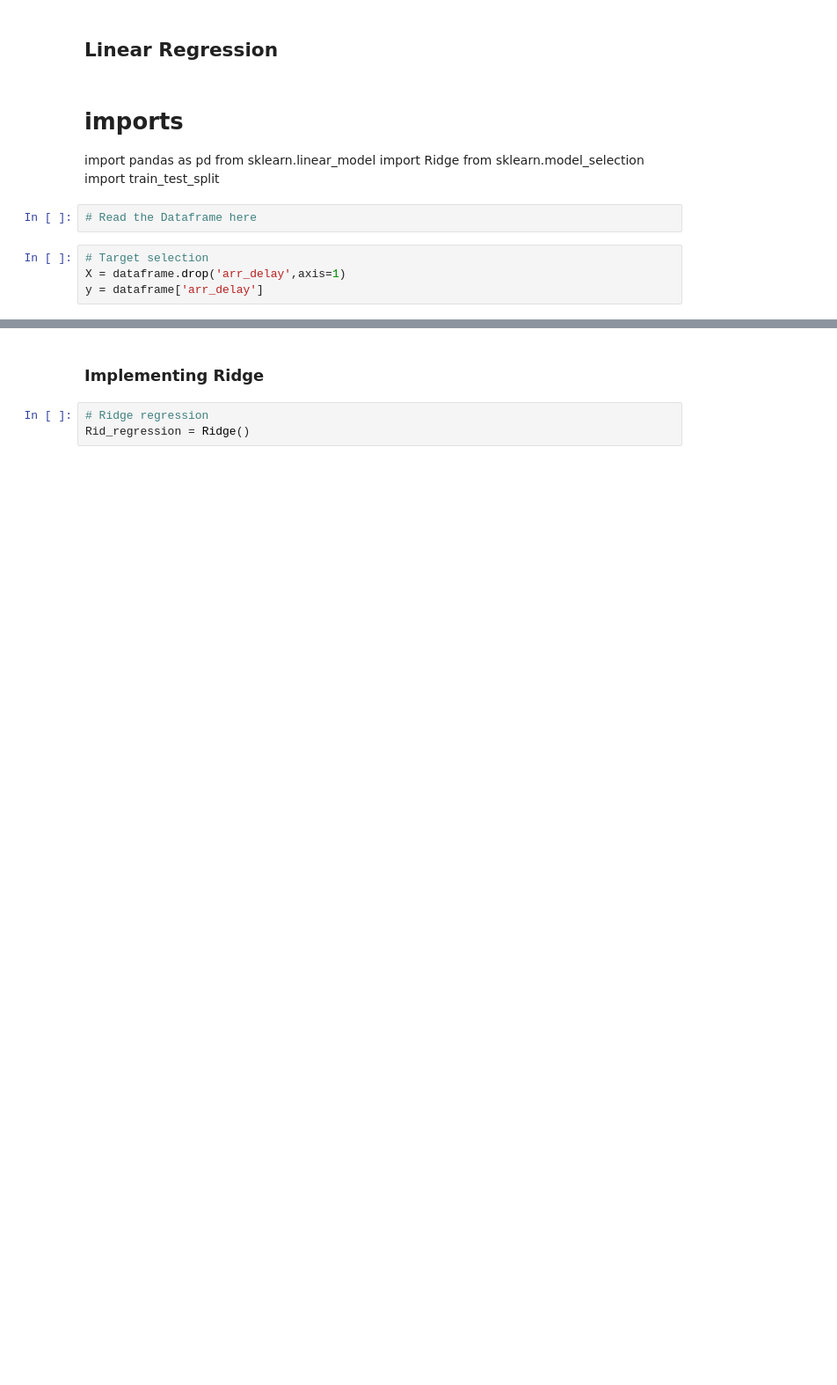
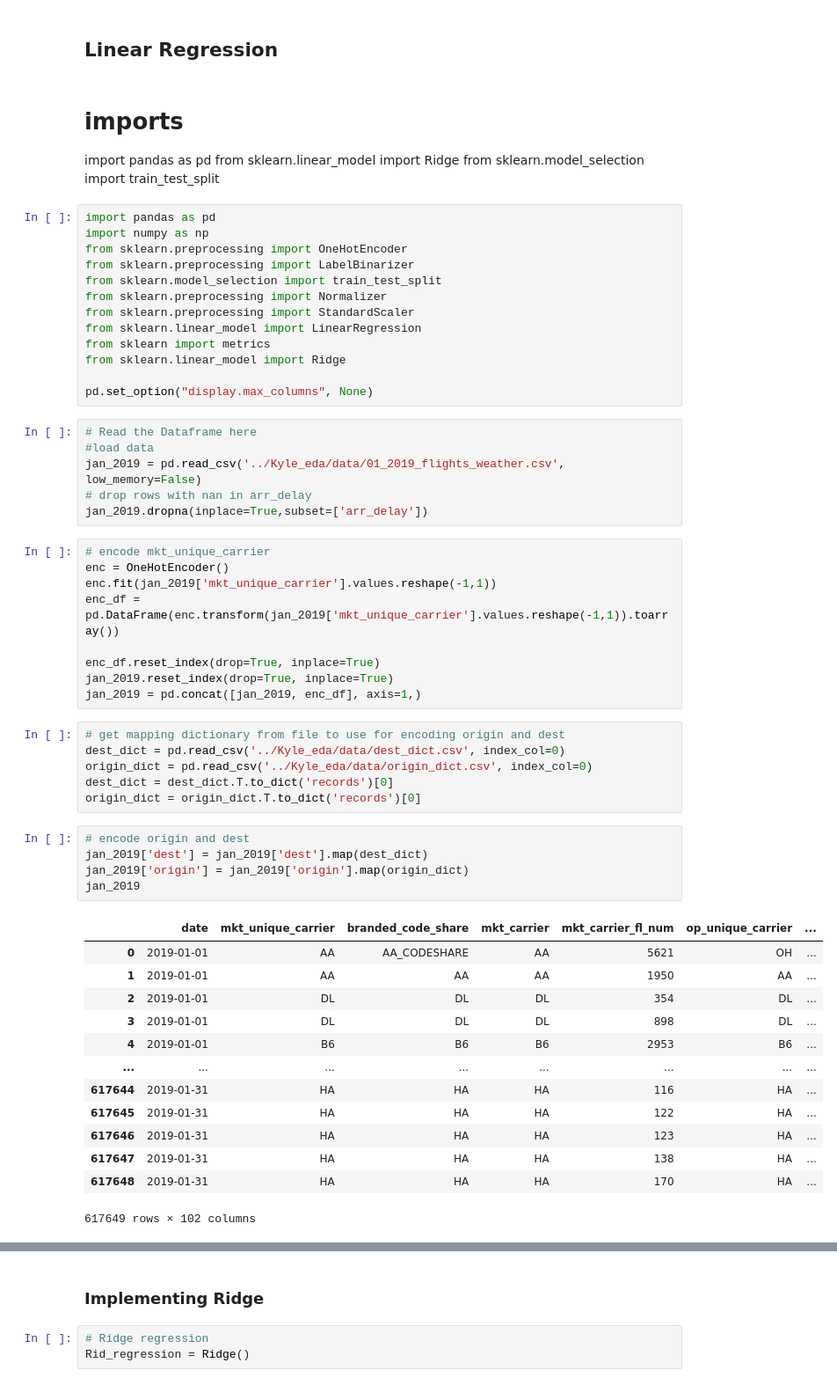
Before and after one commit to KyleKulas/Flight_Delay_Prediction, a Jupyter notebook: models/LinearRegression.ipynb, the cells around one changed output, grey strips where cells are left out. Shown: that part at 88% size. Cells and saved outputs as stored; diff of their text form; blank space fills up the shorter version.

Commit message:
linear regression and xgboost

```diff
--- a/models/LinearRegression.ipynb
+++ b/models/LinearRegression.ipynb
@@ -5,9 +5,56 @@
 import pandas as pd
 from sklearn.linear_model import Ridge
 from sklearn.model_selection import train_test_split
+# %%
+import pandas as pd
+import numpy as np
+from sklearn.preprocessing import OneHotEncoder
+from sklearn.preprocessing import LabelBinarizer
+from sklearn.model_selection import train_test_split
+from sklearn.preprocessing import Normalizer
+from sklearn.preprocessing import StandardScaler
+from sklearn.linear_model import LinearRegression
+from sklearn import metrics
+from sklearn.linear_model import Ridge
+
+pd.set_option("display.max_columns", None)
 # %%
 # Read the Dataframe here
+#load data
+jan_2019 = pd.read_csv('../Kyle_eda/data/01_2019_flights_weather.csv', low_memory=False)
+# drop rows with nan in arr_delay
+jan_2019.dropna(inplace=True,subset=['arr_delay'])
-# %%
-# Target selection
-X = dataframe.drop('arr_delay',axis=1)
-y = dataframe['arr_delay']
+# %%
+# encode mkt_unique_carrier
+enc = OneHotEncoder()
+enc.fit(jan_2019['mkt_unique_carrier'].values.reshape(-1,1))
+enc_df = pd.DataFrame(enc.transform(jan_2019['mkt_unique_carrier'].values.reshape(-1,1)).toarray())
+
+enc_df.reset_index(drop=True, inplace=True)
+jan_2019.reset_index(drop=True, inplace=True)
+jan_2019 = pd.concat([jan_2019, enc_df], axis=1,)
+# %%
+# get mapping dictionary from file to use for encoding origin and dest
+dest_dict = pd.read_csv('../Kyle_eda/data/dest_dict.csv', index_col=0)
+origin_dict = pd.read_csv('../Kyle_eda/data/origin_dict.csv', index_col=0)
+dest_dict = dest_dict.T.to_dict('records')[0]
+origin_dict = origin_dict.T.to_dict('records')[0]
+# %%
+# encode origin and dest
+jan_2019['dest'] = jan_2019['dest'].map(dest_dict)
+jan_2019['origin'] = jan_2019['origin'].map(origin_dict)
+jan_2019
+# %% [output]
+|  | date | mkt_unique_carrier | branded_code_share | mkt_carrier | mkt_carrier_fl_num | op_unique_carrier | ... |
+| 0 | 2019-01-01 | AA | AA_CODESHARE | AA | 5621 | OH | ... |
+| 1 | 2019-01-01 | AA | AA | AA | 1950 | AA | ... |
+| 2 | 2019-01-01 | DL | DL | DL | 354 | DL | ... |
+| 3 | 2019-01-01 | DL | DL | DL | 898 | DL | ... |
+| 4 | 2019-01-01 | B6 | B6 | B6 | 2953 | B6 | ... |
+| ... | ... | ... | ... | ... | ... | ... | ... |
+| 617644 | 2019-01-31 | HA | HA | HA | 116 | HA | ... |
+| 617645 | 2019-01-31 | HA | HA | HA | 122 | HA | ... |
+| 617646 | 2019-01-31 | HA | HA | HA | 123 | HA | ... |
+| 617647 | 2019-01-31 | HA | HA | HA | 138 | HA | ... |
+| 617648 | 2019-01-31 | HA | HA | HA | 170 | HA | ... |
+617649 rows × 102 columns
```
Also changed, not shown: parts of 10 cells of this notebook, 1 other file.
